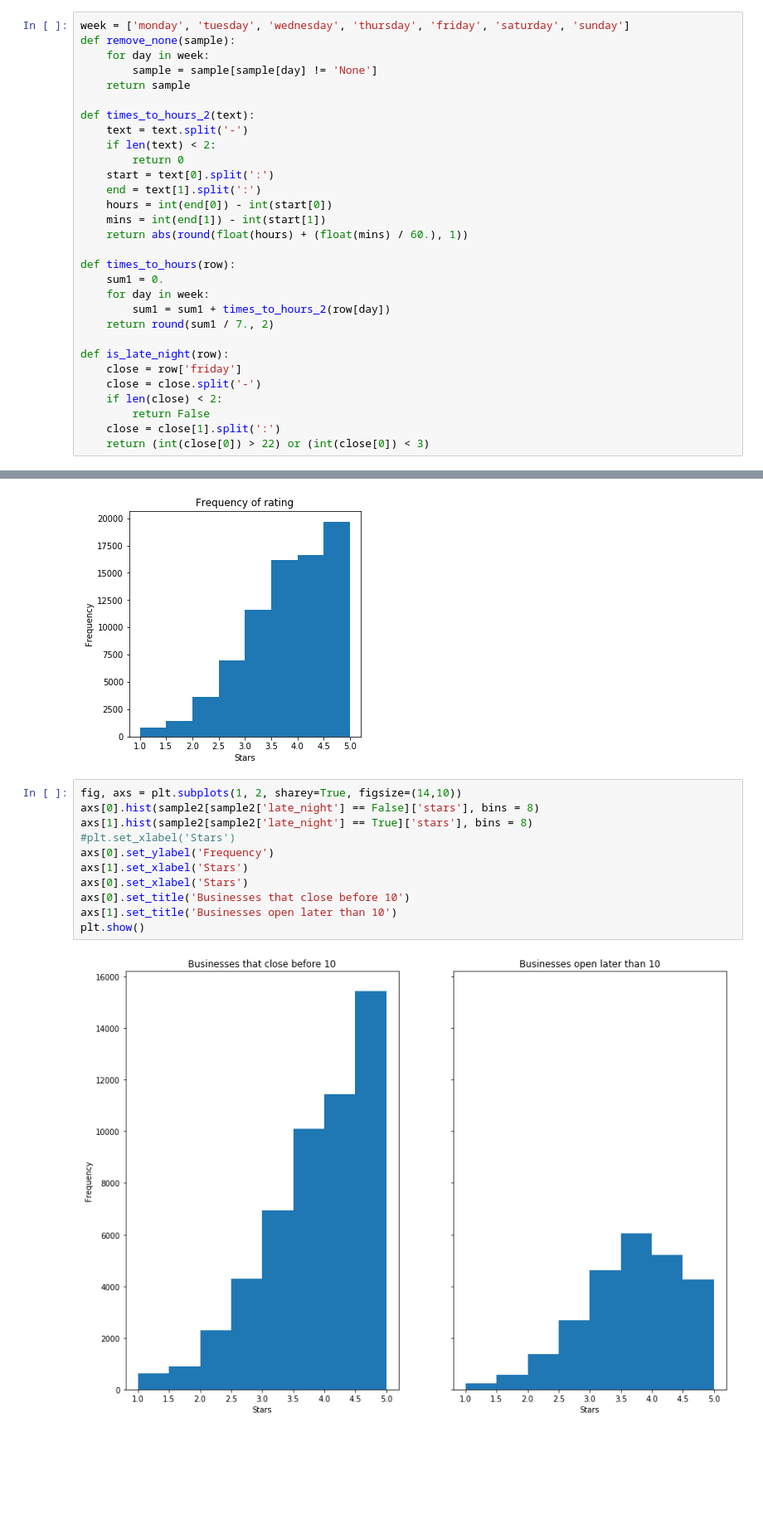
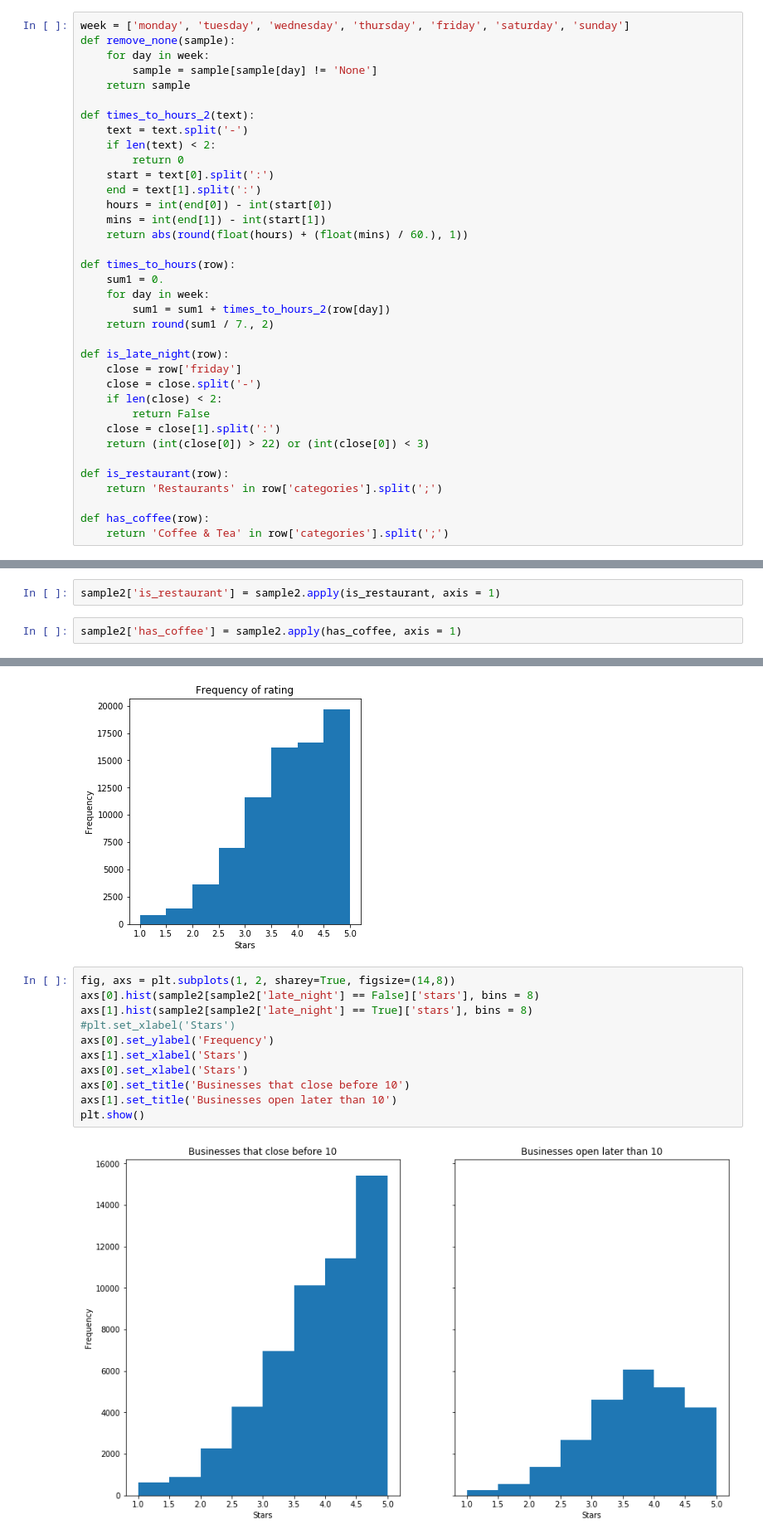
Before and after one commit to TheBetterTeam/GetYelp, a Jupyter notebook: Yelp Data/Focused_Clustering2.ipynb, the cells around one changed output, grey strips where cells are left out. Shown at 83% size. Saved outputs shown, nothing was run; the diff lists cells and outputs as text; blank space fills up the shorter version.

Commit message:
Restaurants vs non-restaurants

```diff
--- a/Yelp Data/Focused_Clustering2.ipynb
+++ b/Yelp Data/Focused_Clustering2.ipynb
@@ -80,6 +80,12 @@ def is_late_night(row):
         return False
     close = close[1].split(':')
     return (int(close[0]) > 22) or (int(close[0]) < 3)
+
+def is_restaurant(row):
+    return 'Restaurants' in row['categories'].split(';')
+
+def has_coffee(row):
+    return 'Coffee & Tea' in row['categories'].split(';')
 # %%
 sample = remove_none(business_hours)
 #sample = remove_none(h_samp)
@@ -98,0 +97,4 @@ sample2.head()
+# %%
+sample2['is_restaurant'] = sample2.apply(is_restaurant, axis = 1)
+# %%
+sample2['has_coffee'] = sample2.apply(has_coffee, axis = 1)
@@ -128,15 +149,15 @@ plt.show()
 # %% [output]
 [figure]
 # %%
-fig, axs = plt.subplots(1, 2, sharey=True, figsize=(14,10))
+fig, axs = plt.subplots(1, 2, sharey=True, figsize=(14,8))
 axs[0].hist(sample2[sample2['late_night'] == False]['stars'], bins = 8)
 axs[1].hist(sample2[sample2['late_night'] == True]['stars'], bins = 8)
 #plt.set_xlabel('Stars')
 axs[0].set_ylabel('Frequency')
 axs[1].set_xlabel('Stars')
 axs[0].set_xlabel('Stars')
 axs[0].set_title('Businesses that close before 10')
 axs[1].set_title('Businesses open later than 10')
 plt.show()
 # %% [output]
-[figure, old version]
+[figure, new version]
```
Also changed, not shown: parts of 5 cells of this notebook.
